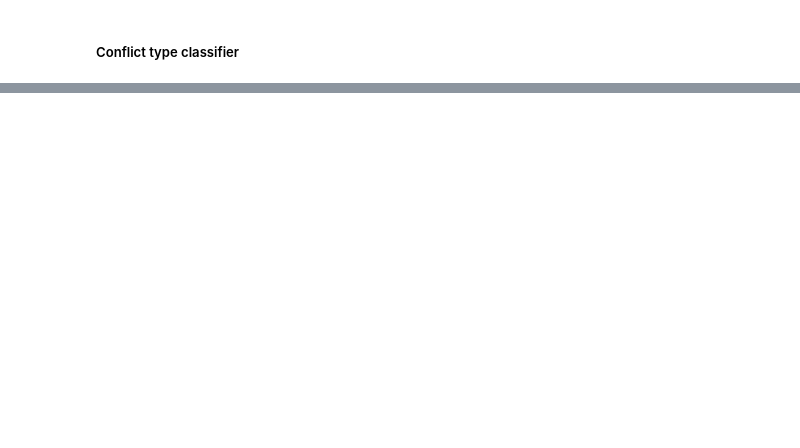
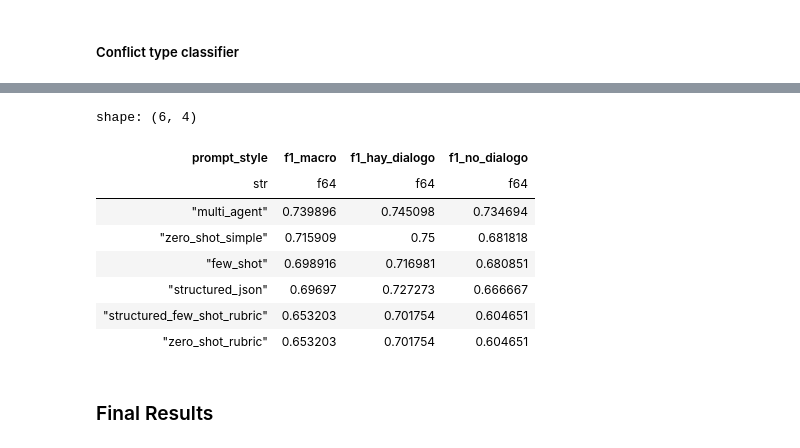
Before and after one commit to cesarnunezh/social-conflicts-peru, a Jupyter notebook: nlp_analysis/final_project.ipynb, the cells around one changed output, grey strips where cells are left out. Cells and saved outputs as stored; diff of their text form; code cells hidden in the pictures; blank space fills up the shorter version.

```diff
--- a/nlp_analysis/final_project.ipynb
+++ b/nlp_analysis/final_project.ipynb
@@ -1185,0 +1727,28 @@ Final results:
+# %%
+agent_vs_single_prompt_df = pl.concat(
+    [prompt_review_raw_df, multi_agent_raw_df],
+    how="diagonal_relaxed",
+)
+# %%
+models_summary_df = summarize_prediction_df(
+    agent_vs_single_prompt_df,
+    ["prompt_style", "model_name"],
+)
+
+models_summary_df = models_summary_df.sort(
+    ["f1_macro", "balanced_accuracy", "accuracy"],
+    descending=[True, True, True],
+)
+models_summary_df[["prompt_style", "f1_macro", "f1_hay_dialogo", "f1_no_dialogo"]]
+# %% [output]
+shape: (6, 4)
+| prompt_style | f1_macro | f1_hay_dialogo | f1_no_dialogo |
+| str | f64 | f64 | f64 |
+| "multi_agent" | 0.739896 | 0.745098 | 0.734694 |
+| "zero_shot_simple" | 0.715909 | 0.75 | 0.681818 |
+| "few_shot" | 0.698916 | 0.716981 | 0.680851 |
+| "structured_json" | 0.69697 | 0.727273 | 0.666667 |
+| "structured_few_shot_rubric" | 0.653203 | 0.701754 | 0.604651 |
+| "zero_shot_rubric" | 0.653203 | 0.701754 | 0.604651 |
+# %% [markdown]
+### Final Results
```
Also changed, not shown: parts of 71 cells of this notebook, 11 other files.
